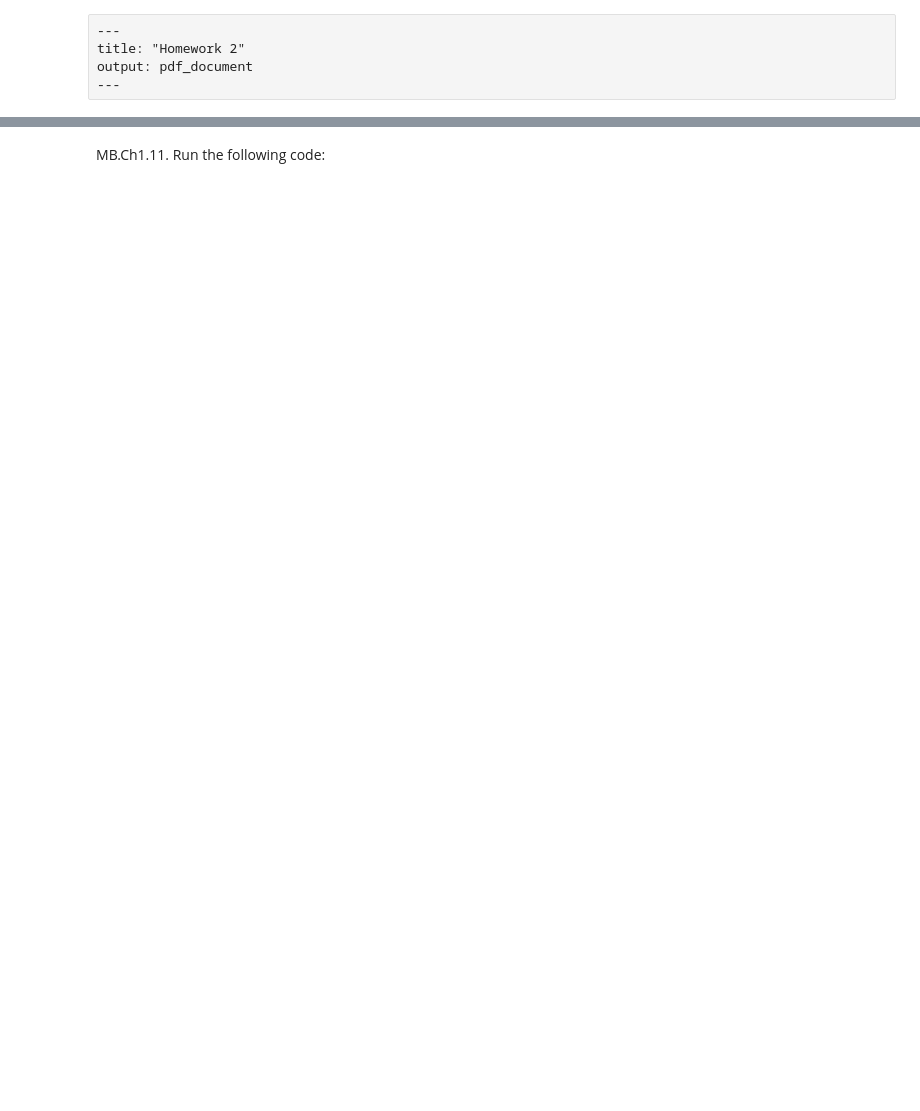
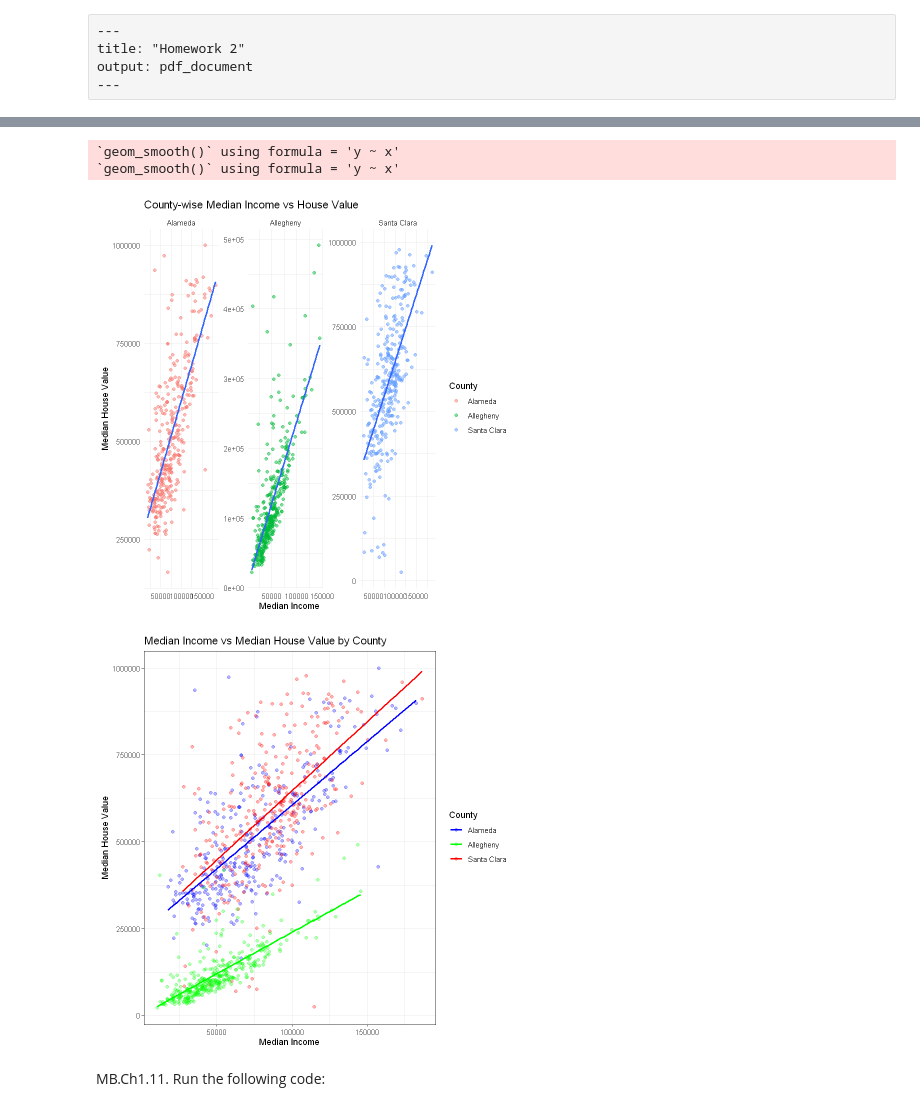
Before and after one commit to AI1379/math-practice, a Jupyter notebook: homework/Homework-02.ipynb, the cells around one changed output, grey strips where cells are left out. Drawn from its saved outputs; the diff is of its cells as text; code cells hidden in the pictures; blank space fills up the shorter version.

```diff
--- a/homework/Homework-02.ipynb
+++ b/homework/Homework-02.ipynb
@@ -53,0 +207,16 @@ median(accamhv)
+# %%
+# Question 4c
+
+ca_pa$County <- case_when(
+    ca_pa$STATEFP == 6 & ca_pa$COUNTYFP == 1 ~ "Alameda",
+    ca_pa$STATEFP == 6 & ca_pa$COUNTYFP == 85 ~ "Santa Clara",
+    ca_pa$STATEFP == 42 & ca_pa$COUNTYFP == 3 ~ "Allegheny",
+    TRUE ~ "Other"
+)
+
+county_avg <- ca_pa %>%
+    filter(County != "Other") %>%
+    group_by(County) %>%
+    summarise(Avg_Built_2005 = mean(Built_2005_or_later, na.rm = TRUE))
+
+county_avg
@@ -54,3 +261,33 @@ median(accamhv)
+# %%
+three_counties <- ca_pa %>%
+    filter(County %in% c("Alameda", "Santa Clara", "Allegheny"))
+
+ggplot(three_counties, aes(x = Median_household_income, y = Median_house_value)) +
+    geom_point(alpha = 0.5, aes(color = County)) +
+    geom_smooth(method = "lm", se = FALSE) +
+    facet_wrap(~County, scales = "free") +
+    labs(
+        title = "County-wise Median Income vs House Value",
+        x = "Median Income",
+        y = "Median House Value",
+    ) +
+    theme_minimal()
+
+ggplot(three_counties, aes(x = Median_household_income, y = Median_house_value, color = County)) +
+    geom_point(alpha = 0.3) +
+    geom_smooth(method = "lm", se = FALSE) +
+    labs(
+        title = "Median Income vs Median House Value by County",
+        x = "Median Income",
+        y = "Median House Value"
+    ) +
+    scale_color_manual(values = c("Alameda" = "blue", "Santa Clara" = "red", "Allegheny" = "green")) +
+    theme_bw()
+# %% [output]
+`geom_smooth()` using formula = 'y ~ x'
+`geom_smooth()` using formula = 'y ~ x'
+[figure, added]
+[figure, added]
 # %% [markdown]
 MB.Ch1.11. Run the following code:
 # %%
```
Also changed, not shown: parts of 23 cells of this notebook, 1 other file.
